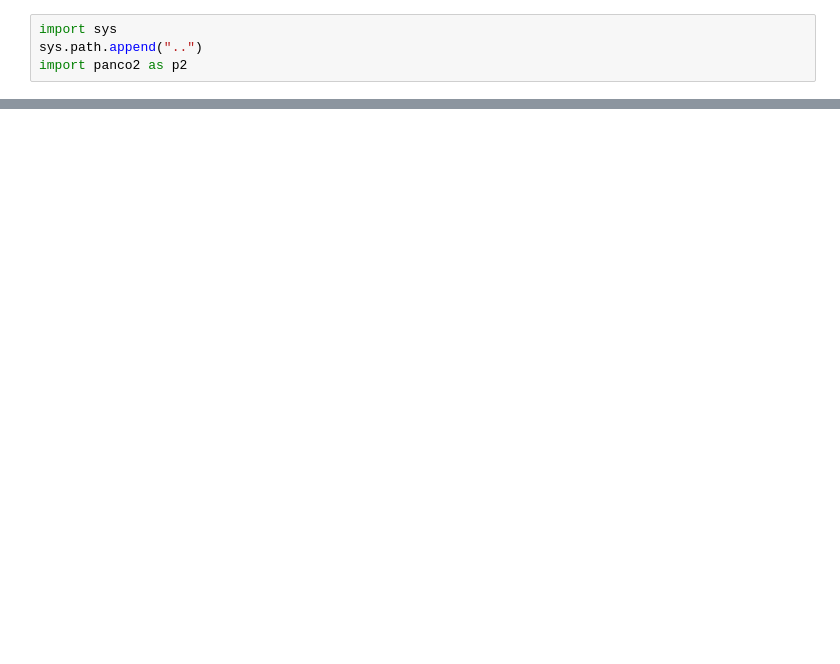
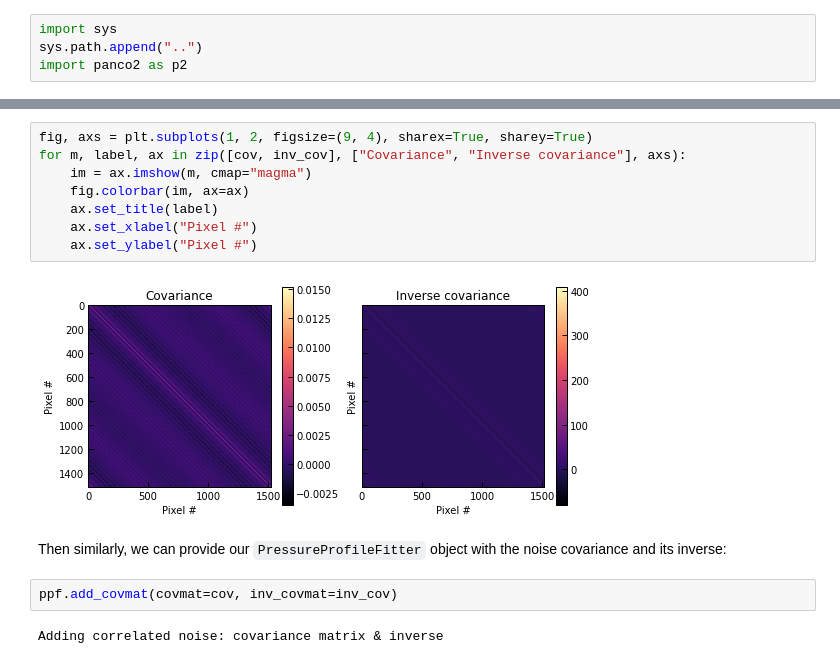
Before and after one commit to fkeruzore/panco2, a Jupyter notebook: docs/source/notebooks/example_covmat.ipynb, the cells around one changed output, grey strips where cells are left out. Drawn from its saved outputs; the diff is of its cells as text; blank space fills up the shorter version.

```diff
--- a/docs/source/notebooks/example_covmat.ipynb
+++ b/docs/source/notebooks/example_covmat.ipynb
@@ -150,0 +94,16 @@ fig.savefig(f"{path}/pressure_profile.pdf")
+# %%
+fig, axs = plt.subplots(1, 2, figsize=(9, 4), sharex=True, sharey=True)
+for m, label, ax in zip([cov, inv_cov], ["Covariance", "Inverse covariance"], axs):
+    im = ax.imshow(m, cmap="magma")
+    fig.colorbar(im, ax=ax)
+    ax.set_title(label)
+    ax.set_xlabel("Pixel #")
+    ax.set_ylabel("Pixel #")
+# %% [output]
+[figure, added]
+# %% [markdown]
+Then similarly, we can provide our `PressureProfileFitter` object with the noise covariance and its inverse:
+# %%
+ppf.add_covmat(covmat=cov, inv_covmat=inv_cov)
+# %% [output]
+Adding correlated noise: covariance matrix & inverse
```
Also changed, not shown: parts of 41 cells of this notebook, 1 other file.
